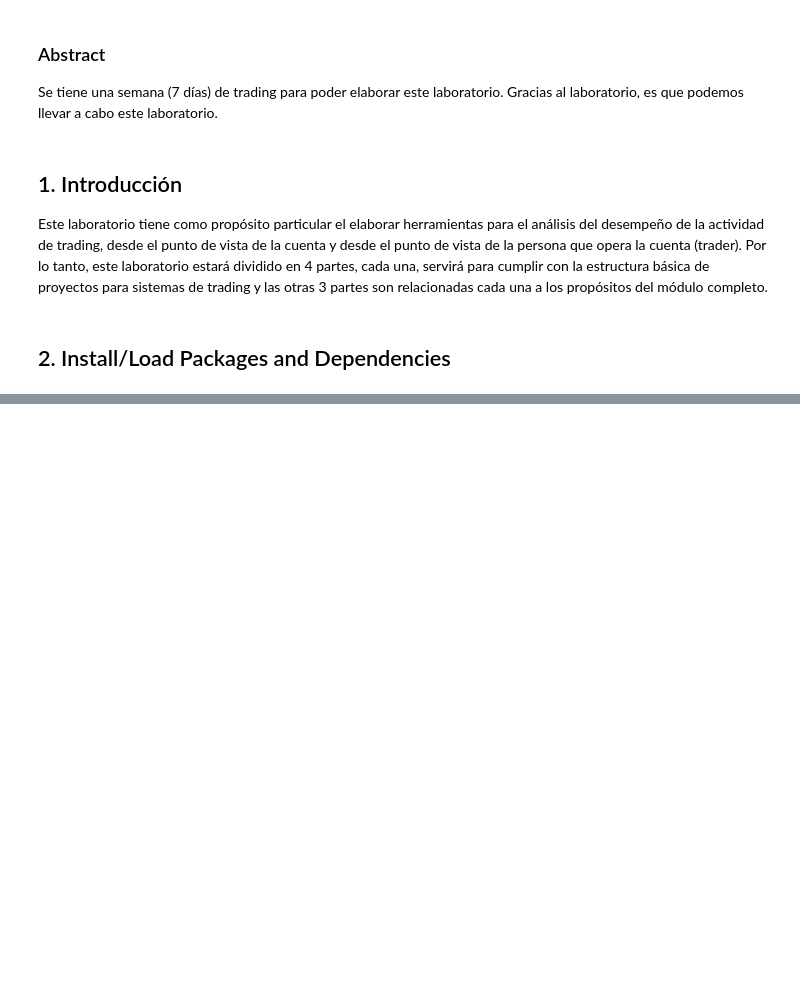
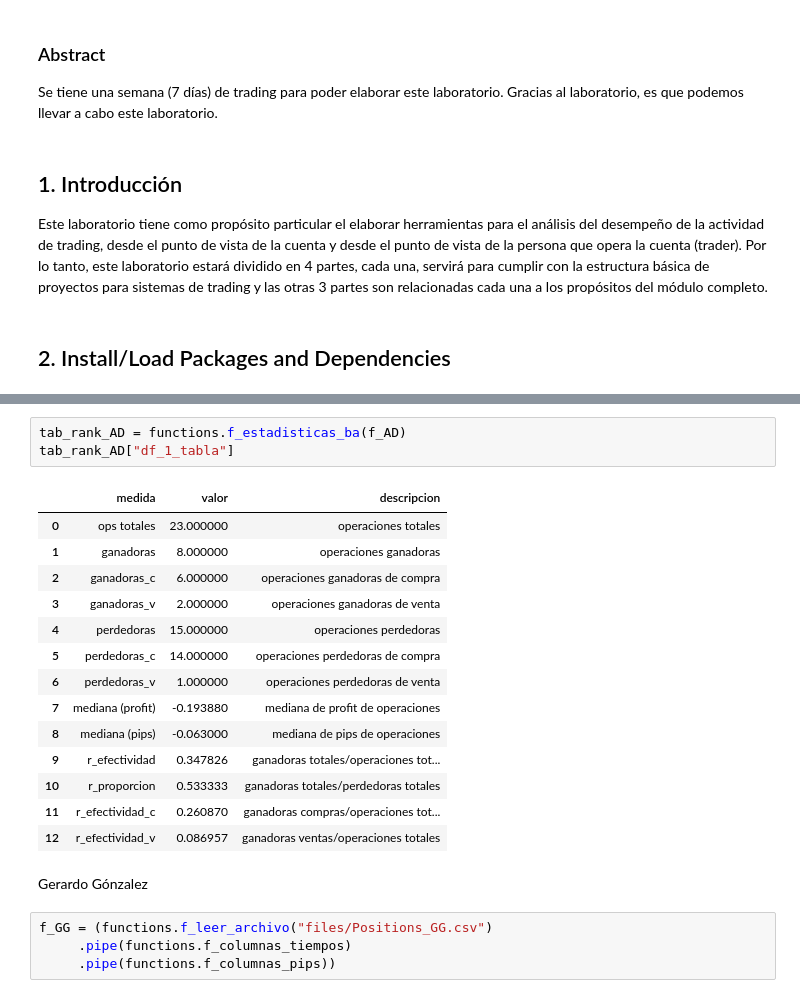
Before and after one commit to feramdor/Lab3, a Jupyter notebook: Notebook.ipynb, the cells around one changed output, grey strips where cells are left out. Saved outputs shown, nothing was run; the diff lists cells and outputs as text; blank space fills up the shorter version.

```diff
--- a/Notebook.ipynb
+++ b/Notebook.ipynb
@@ -29,0 +66,24 @@ ModuleNotFoundError: No module named 'visualizations'
+# %%
+tab_rank_AD = functions.f_estadisticas_ba(f_AD)
+tab_rank_AD["df_1_tabla"]
+# %% [output]
+|  | medida | valor | descripcion |
+| 0 | ops totales | 23.000000 | operaciones totales |
+| 1 | ganadoras | 8.000000 | operaciones ganadoras |
+| 2 | ganadoras_c | 6.000000 | operaciones ganadoras de compra |
+| 3 | ganadoras_v | 2.000000 | operaciones ganadoras de venta |
+| 4 | perdedoras | 15.000000 | operaciones perdedoras |
+| 5 | perdedoras_c | 14.000000 | operaciones perdedoras de compra |
+| 6 | perdedoras_v | 1.000000 | operaciones perdedoras de venta |
+| 7 | mediana (profit) | -0.193880 | mediana de profit de operaciones |
+| 8 | mediana (pips) | -0.063000 | mediana de pips de operaciones |
+| 9 | r_efectividad | 0.347826 | ganadoras totales/operaciones tot... |
+| 10 | r_proporcion | 0.533333 | ganadoras totales/perdedoras totales |
+| 11 | r_efectividad_c | 0.260870 | ganadoras compras/operaciones tot... |
+| 12 | r_efectividad_v | 0.086957 | ganadoras ventas/operaciones totales |
+# %% [markdown]
+Gerardo Gónzalez
+# %%
+f_GG = (functions.f_leer_archivo("files/Positions_GG.csv")
+     .pipe(functions.f_columnas_tiempos)
+     .pipe(functions.f_columnas_pips))
```
Also changed, not shown: parts of 22 cells of this notebook.
